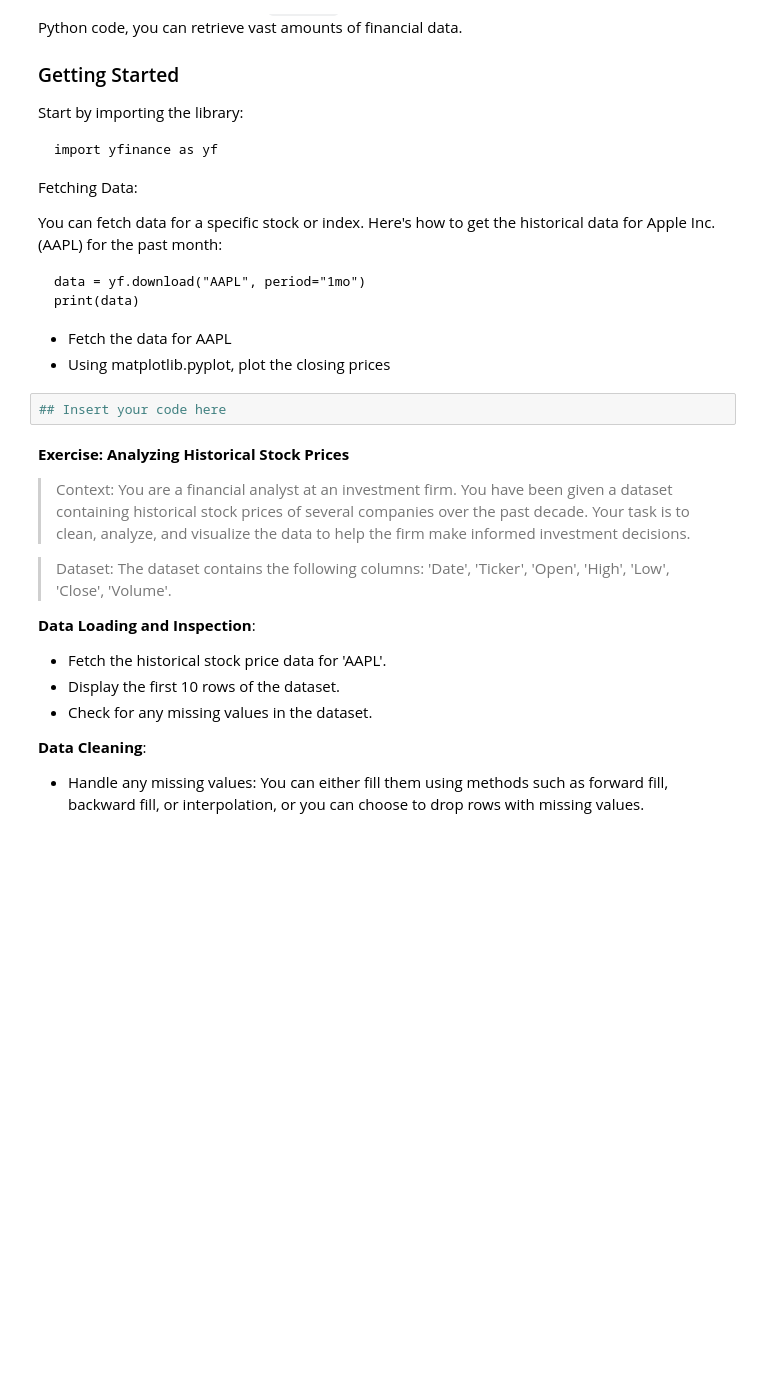
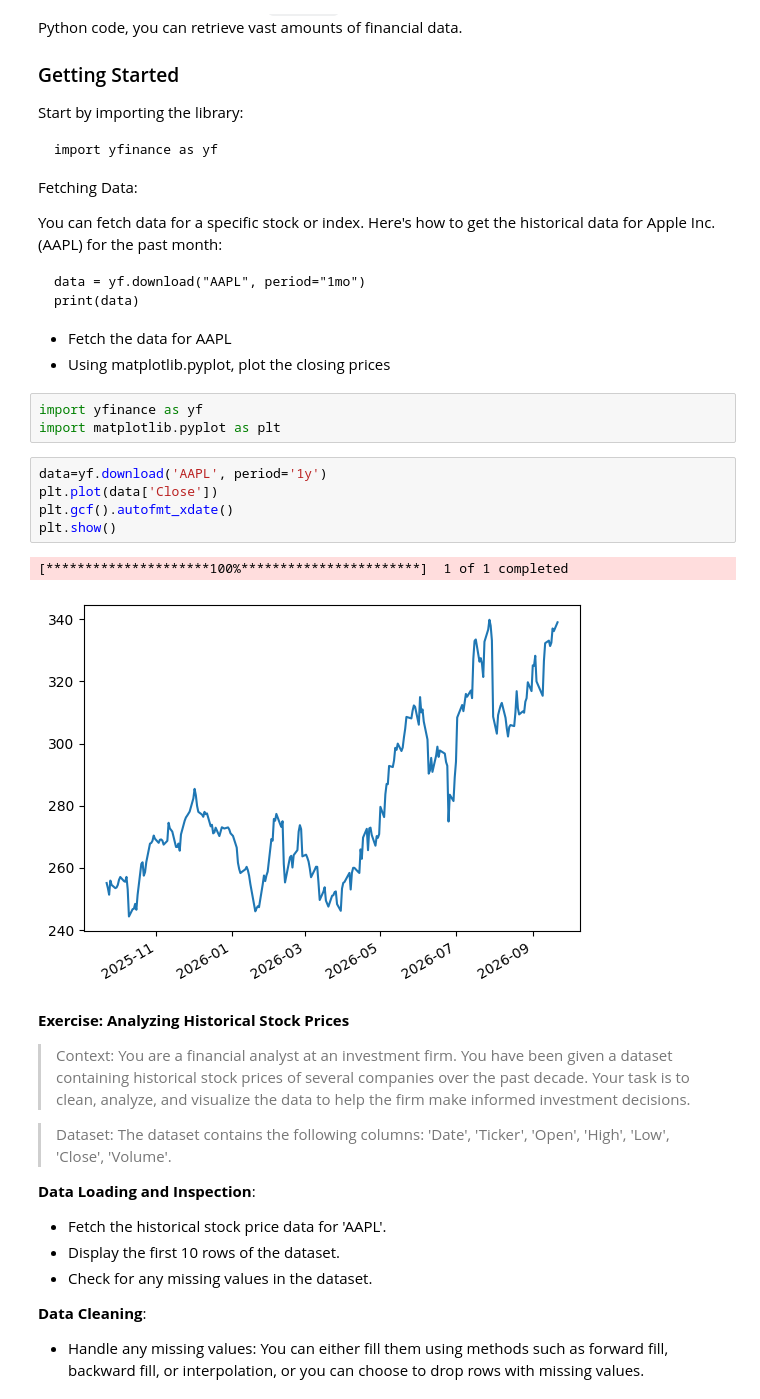
Before and after one commit to RaoulSinde/python-222, a Jupyter notebook: python_session_5.ipynb, the cells around one changed output. Drawn from its saved outputs; the diff is of its cells as text; blank space fills up the shorter version.

```diff
--- a/python_session_5.ipynb
+++ b/python_session_5.ipynb
@@ -29,8 +29,17 @@ print(data)
 
 - Fetch the data for AAPL
 - Using matplotlib.pyplot, plot the closing prices
-# %%
-## Insert your code here
+# %%
+import yfinance as yf
+import matplotlib.pyplot as plt
+# %%
+data=yf.download('AAPL', period='1y')
+plt.plot(data['Close'])
+plt.gcf().autofmt_xdate()
+plt.show()
+# %% [output]
+[*********************100%***********************]  1 of 1 completed
+[figure, added]
 # %% [markdown]
 **Exercise: Analyzing Historical Stock Prices**
 > Context:
```
Also changed, not shown: parts of 11 cells of this notebook.
